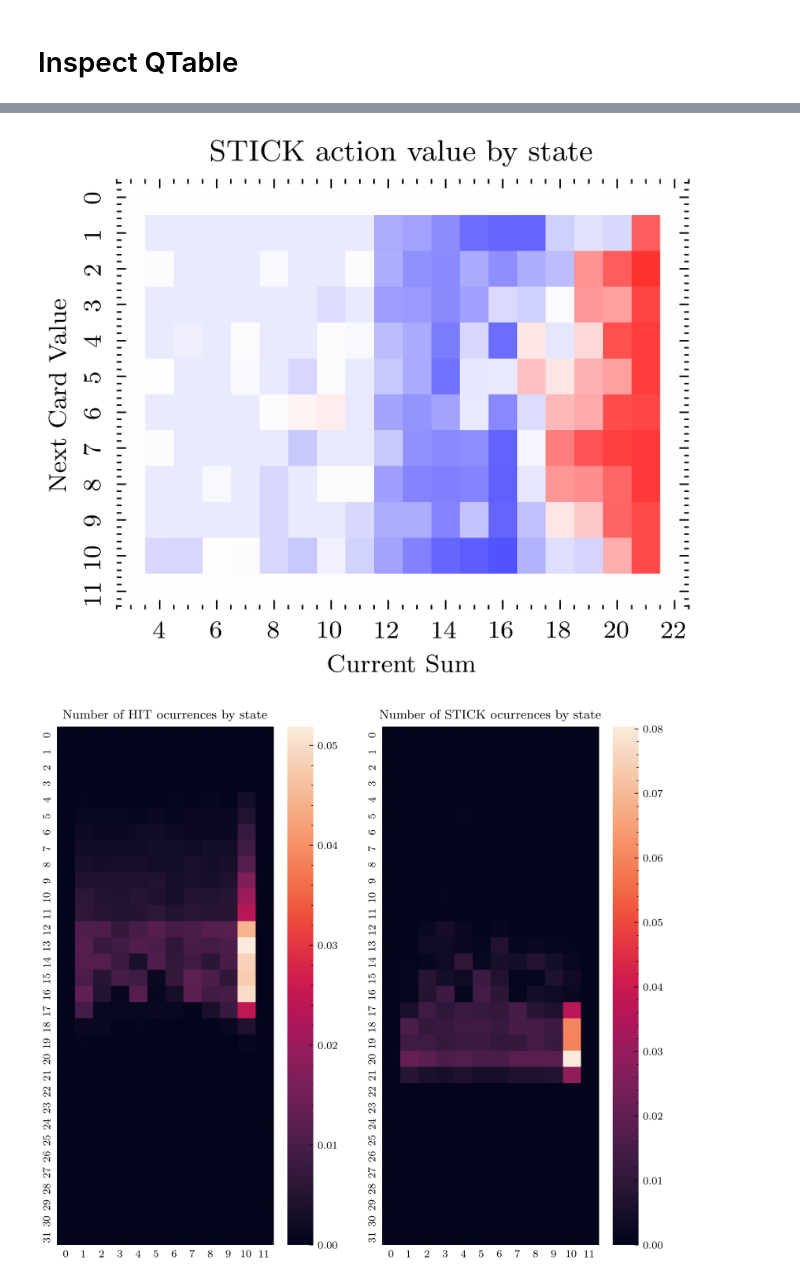
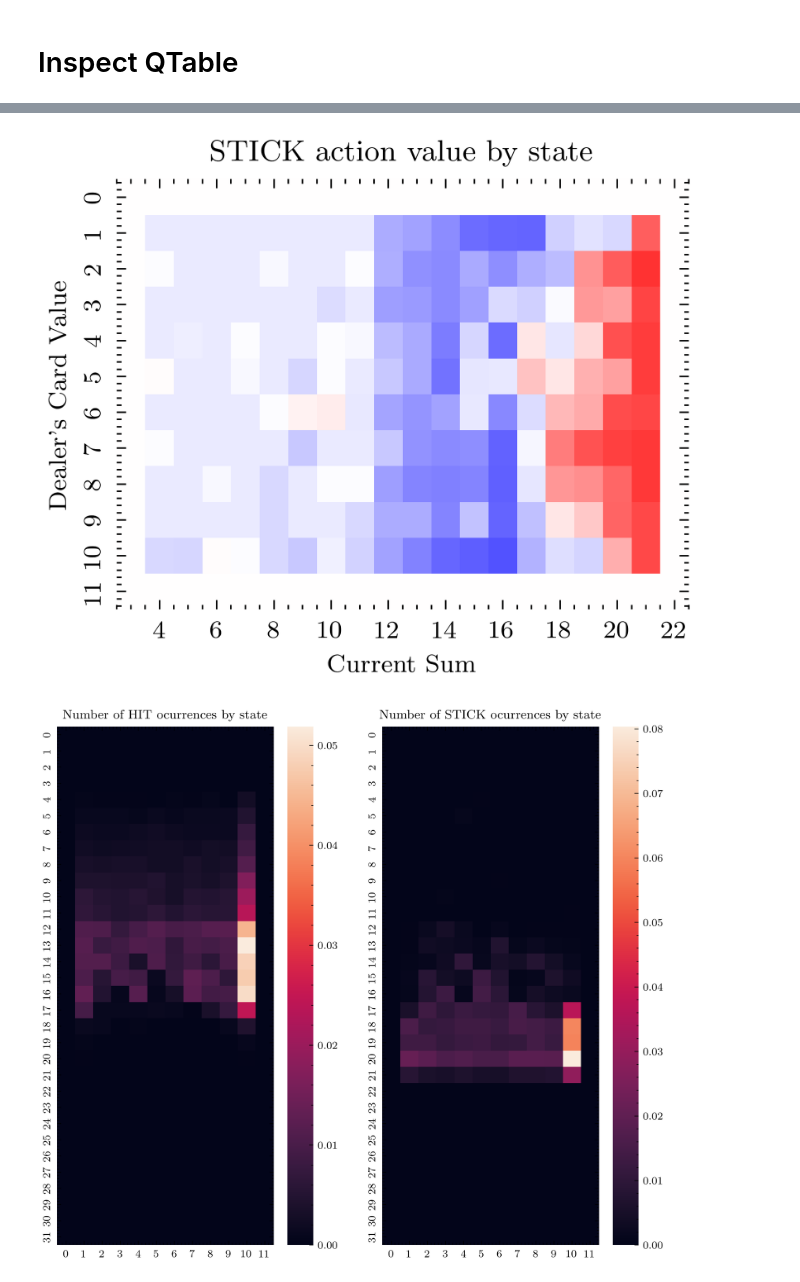
Before and after one commit to vmgustavo/202302-UFMG-RL, a Jupyter notebook: tp1/notebooks/eval.ipynb, the cells around one changed output, grey strips where cells are left out. Cells and saved outputs as stored; diff of their text form; code cells hidden in the pictures.

```diff
--- a/tp1/notebooks/eval.ipynb
+++ b/tp1/notebooks/eval.ipynb
@@ -382,17 +382,17 @@ plt.close()
 # %%
 sns.heatmap(
     qtable.table_[:23, :, 0, 0].transpose(),
     cbar=False, cmap='bwr',
     vmin=-2.5, vmax=+2.5,
 )
 plt.title('STICK action value by state')
-plt.ylabel('Next Card Value')
+plt.ylabel('Dealer\'s Card Value')
 plt.xlabel('Current Sum')
 plt.xlim(3, 23)
 plt.show()
 plt.close()
 # %% [output]
-[figure, old version]
+[figure, new version]
 # %%
 fig, ax = plt.subplots(1, 2, figsize=(8, 7), sharex='all')
 
```
Also changed, not shown: parts of 1 cell of this notebook.
